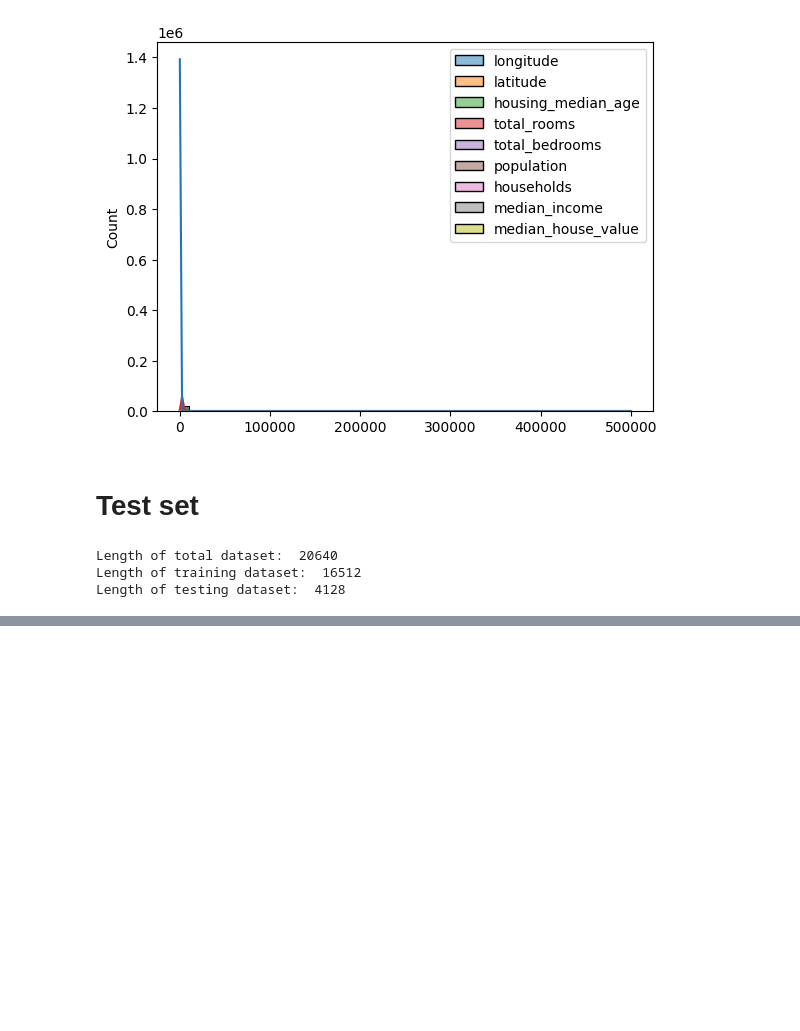
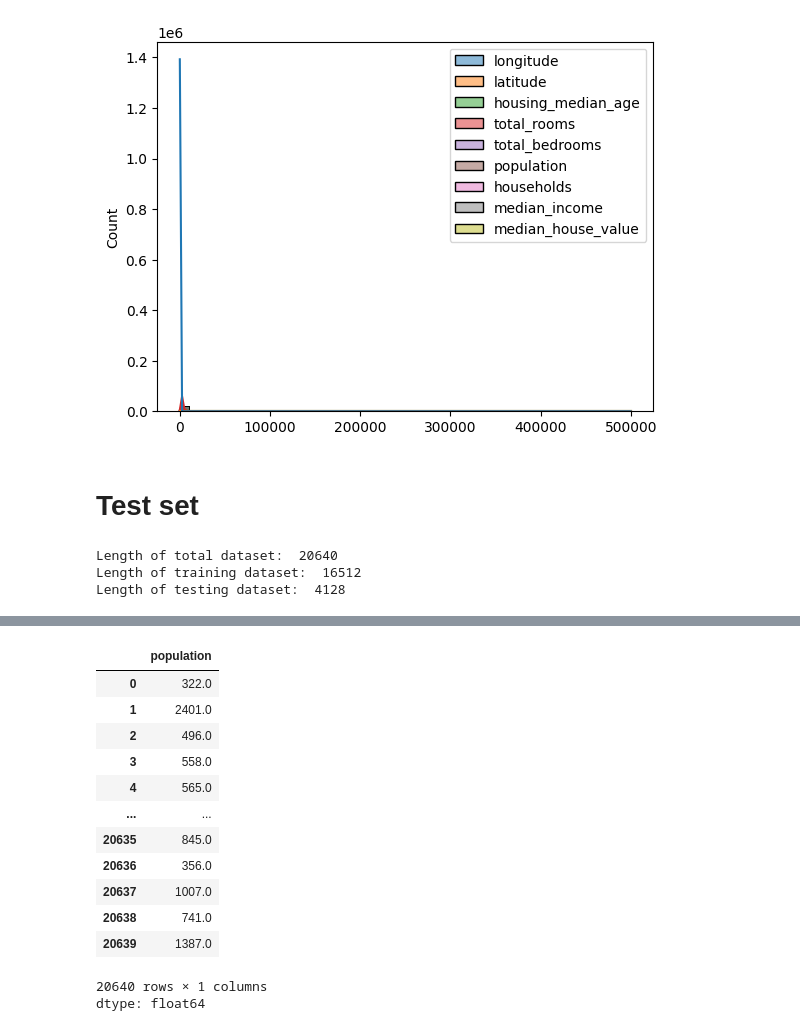
Before and after one commit to jamyooes/ML_Learnings, a Jupyter notebook: Geron/Chapter_2.ipynb, the cells around one changed output, grey strips where cells are left out. Cells and saved outputs as stored; diff of their text form; code cells hidden in the pictures; blank space fills up the shorter version.

```diff
--- a/Geron/Chapter_2.ipynb
+++ b/Geron/Chapter_2.ipynb
@@ -119,0 +137,17 @@ Length of testing dataset:  4128
+# %%
+housing["population"]
+# %% [output]
+|  | population |
+| 0 | 322.0 |
+| 1 | 2401.0 |
+| 2 | 496.0 |
+| 3 | 558.0 |
+| 4 | 565.0 |
+| ... | ... |
+| 20635 | 845.0 |
+| 20636 | 356.0 |
+| 20637 | 1007.0 |
+| 20638 | 741.0 |
+| 20639 | 1387.0 |
+20640 rows × 1 columns
+dtype: float64
```
Also changed, not shown: parts of 6 cells of this notebook.
